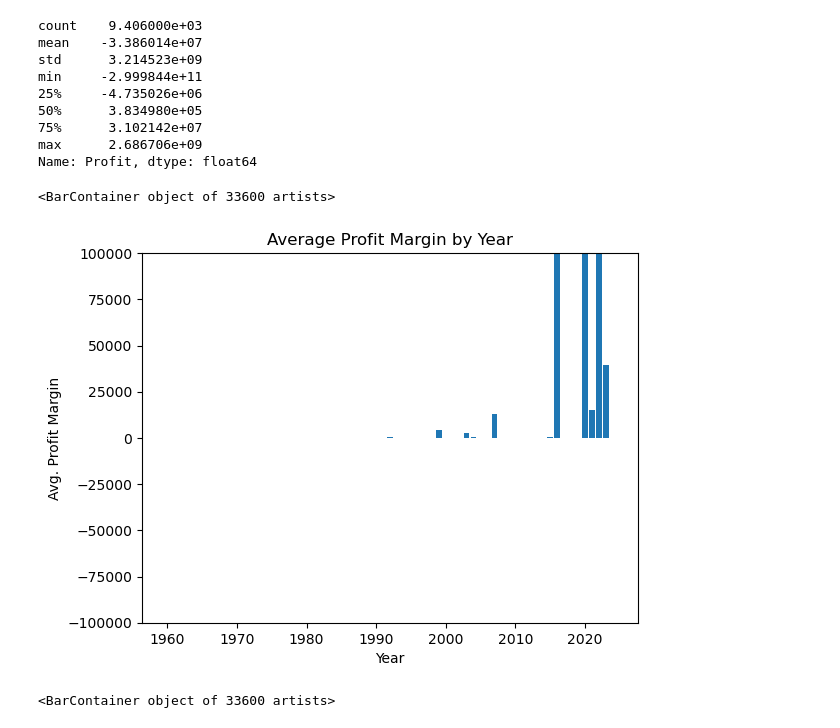
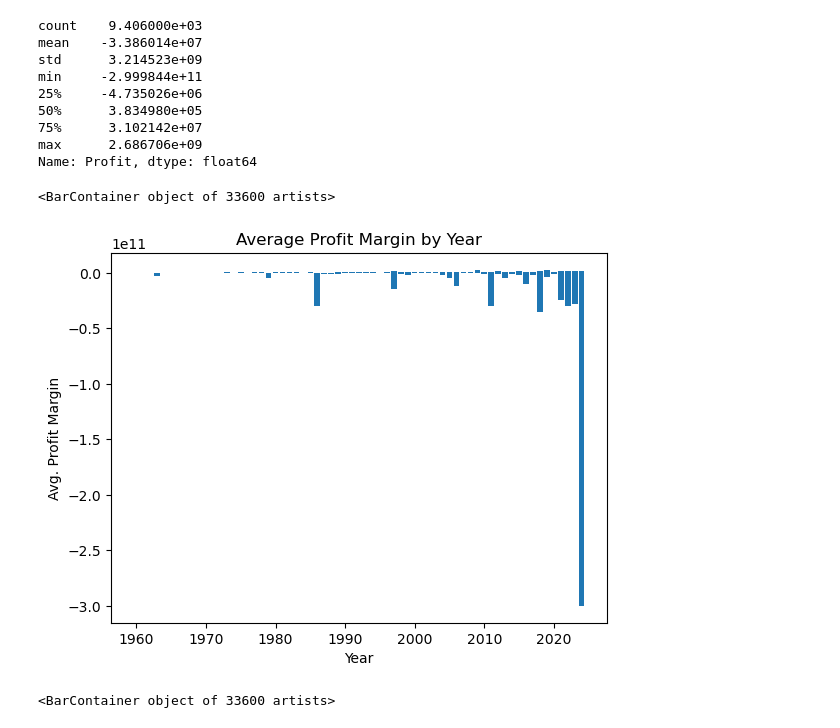
Before and after one commit to DaxKelson/aibootcampGroup3Project1, a Jupyter notebook: min_budget_threshold.ipynb, the cells around one changed output. Saved outputs shown, nothing was run; the diff lists cells and outputs as text; code cells hidden in the pictures.

```diff
--- a/min_budget_threshold.ipynb
+++ b/min_budget_threshold.ipynb
@@ -147,14 +138,13 @@ Name: Profit, dtype: float64
 # %%
 #Plot a bar graph with the year on the x-axis and the profit marign on the y-axis
 plt.title("Average Profit Margin by Year")
 plt.xlabel('Year')
 plt.ylabel('Avg. Profit Margin')
 #raise bar chart x axis up to show negative values
-plt.ylim(-900000, 900000)
-plt.bar(imdb_all_years_df['Year'], imdb_all_years_df['Profit Margin'])
+plt.bar(imdb_all_years_df['Year'], imdb_all_years_df['Profit'], align='center')
 # %% [output]
 <BarContainer object of 33600 artists>
-[figure, old version]
+[figure, new version]
 # %%
 #Plot a bar graph with the year on the x-axis and the budget to grossworldwide on the y-axis
 plt.title("Average Budget/GrossWorldWide by Year")
```
Also changed, not shown: parts of 6 cells of this notebook, 1 other file.
